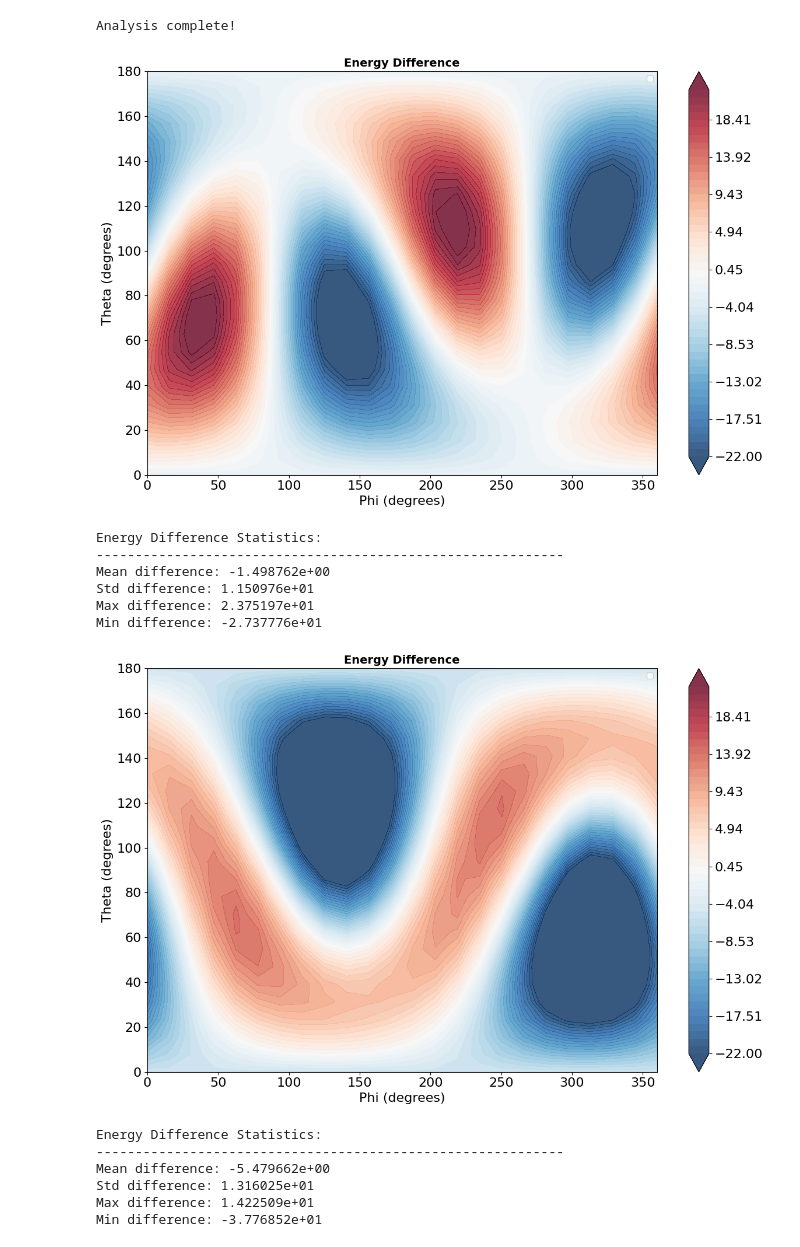
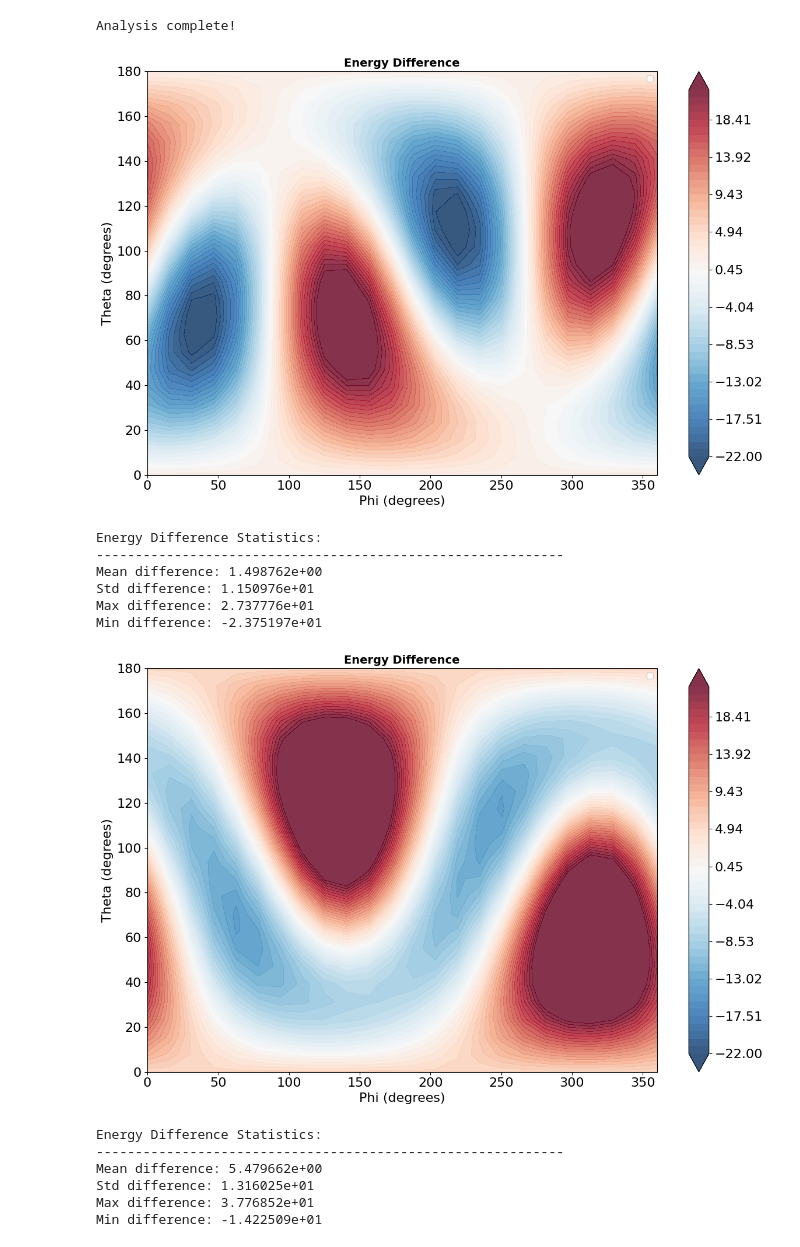
Before and after one commit to FoleyLab/cqed-scf, a Jupyter notebook: depricated_examples/nitrobenzene/ortho_meta_orientation/plot_ccsd_energy_difference_surfaces.ipynb, the cells around one changed output. Saved outputs shown, nothing was run; the diff lists cells and outputs as text; code cells hidden in the pictures.

```diff
--- a/depricated_examples/nitrobenzene/ortho_meta_orientation/plot_ccsd_energy_difference_surfaces.ipynb
+++ b/depricated_examples/nitrobenzene/ortho_meta_orientation/plot_ccsd_energy_difference_surfaces.ipynb
@@ -355,46 +355,46 @@ def plot_energy_difference(result_a, result_b, subsample=4, min_val=-22, max_val
     #cbar = plt.colorbar(contour, ax=ax, label='Energy Difference (ORTHO - META)')
     # 3. Update the Colorbar formatting
     cbar = plt.colorbar(contour, ax=ax)
     #cbar.set_label('Energy Difference (ORTHO - META)', fontsize=16) # Label size
     cbar.ax.tick_params(labelsize=16) # Value/Tick font size
 
     # Add legend
     ax.legend(loc='upper right')
 
     plt.tight_layout()
     plt.savefig(file_name, dpi=200)
     plt.show()
     # Print statistics
     print(f"\nEnergy Difference Statistics:")
     print(f"{'-'*60}")
     print(f"Mean difference: {np.nanmean(energy_diff):.6e}")
     print(f"Std difference: {np.nanstd(energy_diff):.6e}")
     print(f"Max difference: {np.nanmax(energy_diff):.6e}")
     print(f"Min difference: {np.nanmin(energy_diff):.6e}")
 
 
 
 # Usage examples:
 
 # Overlay ORTHO gradients on difference plot
-plot_energy_difference(meta_results, ortho_results, subsample=4, min_val=-22, max_val=22, file_name="test.png", fig_title="Energy Difference")
+plot_energy_difference(ortho_results, meta_results, subsample=4, min_val=-22, max_val=22, file_name="test.png", fig_title="Energy Difference")
 
-plot_energy_difference(meta_results, para_results, subsample=4, min_val=-22, max_val=22, file_name="test.png", fig_title="Energy Difference")
+plot_energy_difference(para_results, meta_results, subsample=4, min_val=-22, max_val=22, file_name="test.png", fig_title="Energy Difference")
 # %% [output]
-[figure, old version]
+[figure, new version]
 Energy Difference Statistics:
 ------------------------------------------------------------
-Mean difference: -1.498762e+00
+Mean difference: 1.498762e+00
 Std difference: 1.150976e+01
-Max difference: 2.375197e+01
-Min difference: -2.737776e+01
+Max difference: 2.737776e+01
+Min difference: -2.375197e+01
-[figure, old version]
+[figure, new version]
 Energy Difference Statistics:
 ------------------------------------------------------------
-Mean difference: -5.479662e+00
+Mean difference: 5.479662e+00
 Std difference: 1.316025e+01
-Max difference: 1.422509e+01
-Min difference: -3.776852e+01
+Max difference: 3.776852e+01
+Min difference: -1.422509e+01
 # %%
 def generate_lambda_vec_from_theta_and_phi(theta, phi):
     """ takes theta and phi in degrees and converts to radians
```
Also changed, not shown: 15 other files.
